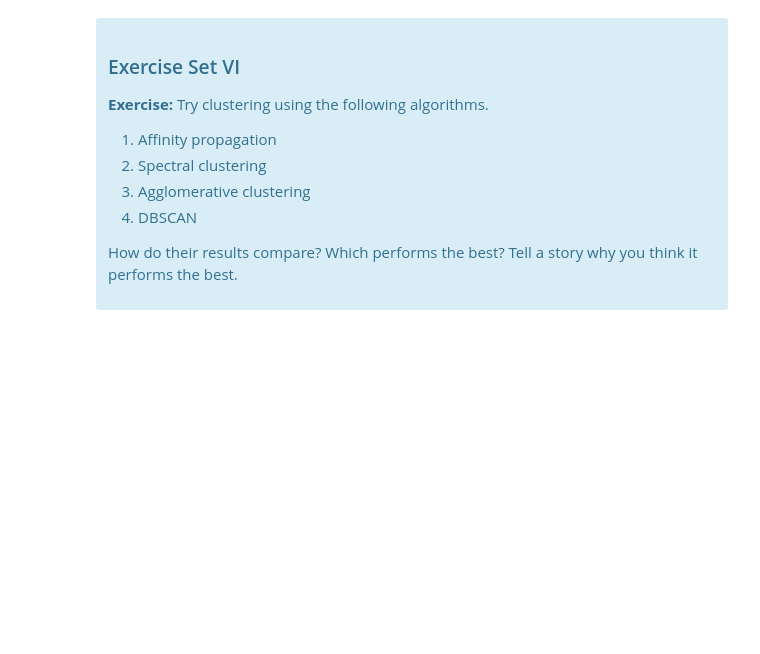
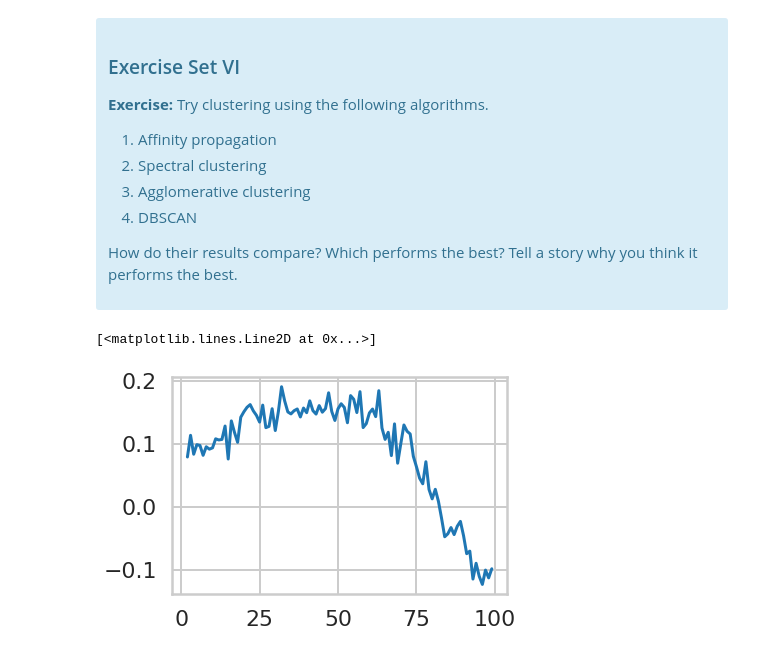
Before and after one commit to BoshengW/SpringBoard, a Jupyter notebook: Unit8_mini_project/Mini_Project_Clustering.ipynb, the cells around one changed output. Saved outputs shown, nothing was run; the diff lists cells and outputs as text; code cells hidden in the pictures; blank space fills up the shorter version.

```diff
--- a/Unit8_mini_project/Mini_Project_Clustering.ipynb
+++ b/Unit8_mini_project/Mini_Project_Clustering.ipynb
@@ -522,0 +545,19 @@ Source: http://scikit-learn.org/stable/modules/clustering.html
+# %%
+# Spectral clustering
+from sklearn.cluster import SpectralClustering
+
+silhouette_avg_list = []
+range_n_clusters = range(2,100)
+
+for n_clusters in range_n_clusters:
+
+    spect_cluster = SpectralClustering(n_clusters=n_clusters, assign_labels="discretize").fit(x_cols)
+    cluster_labels = spect_cluster.labels_
+    silhouette_avg_list.append(silhouette_score(x_cols, cluster_labels))
+
+plt.plot(range_n_clusters, silhouette_avg_list)
+
+## best cluster result is around K=27
+# %% [output]
+[<matplotlib.lines.Line2D at 0x...>]
+[figure, added]
```
Also changed, not shown: parts of 9 cells of this notebook, 1 other file.
